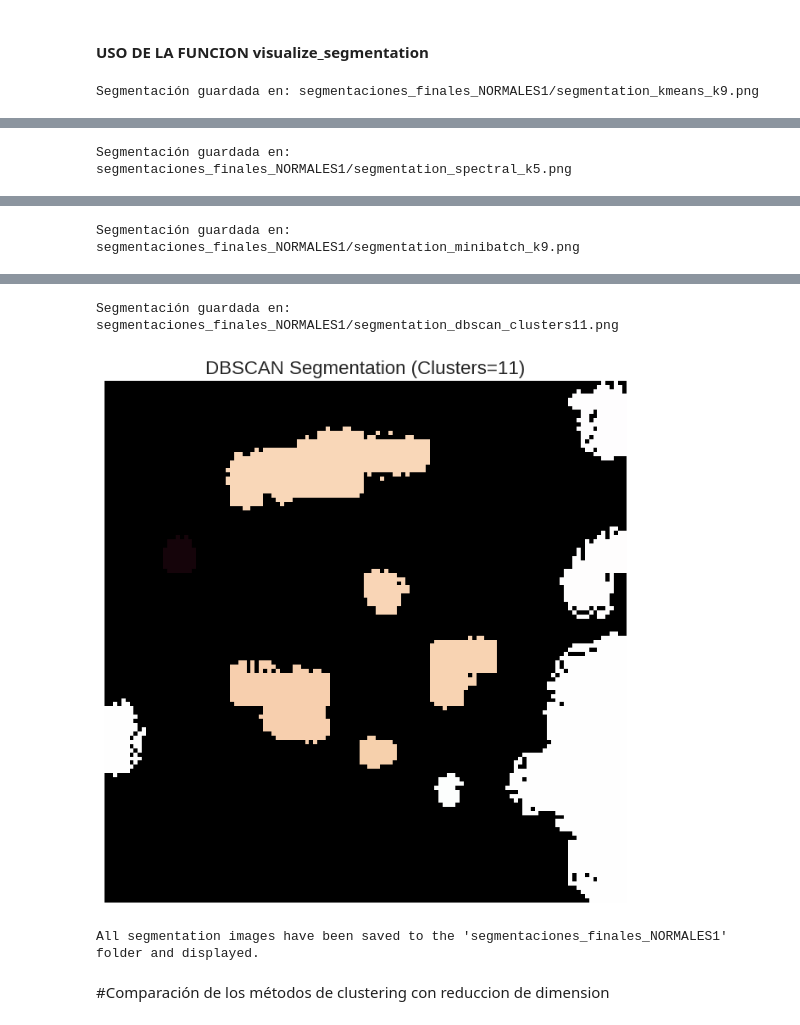
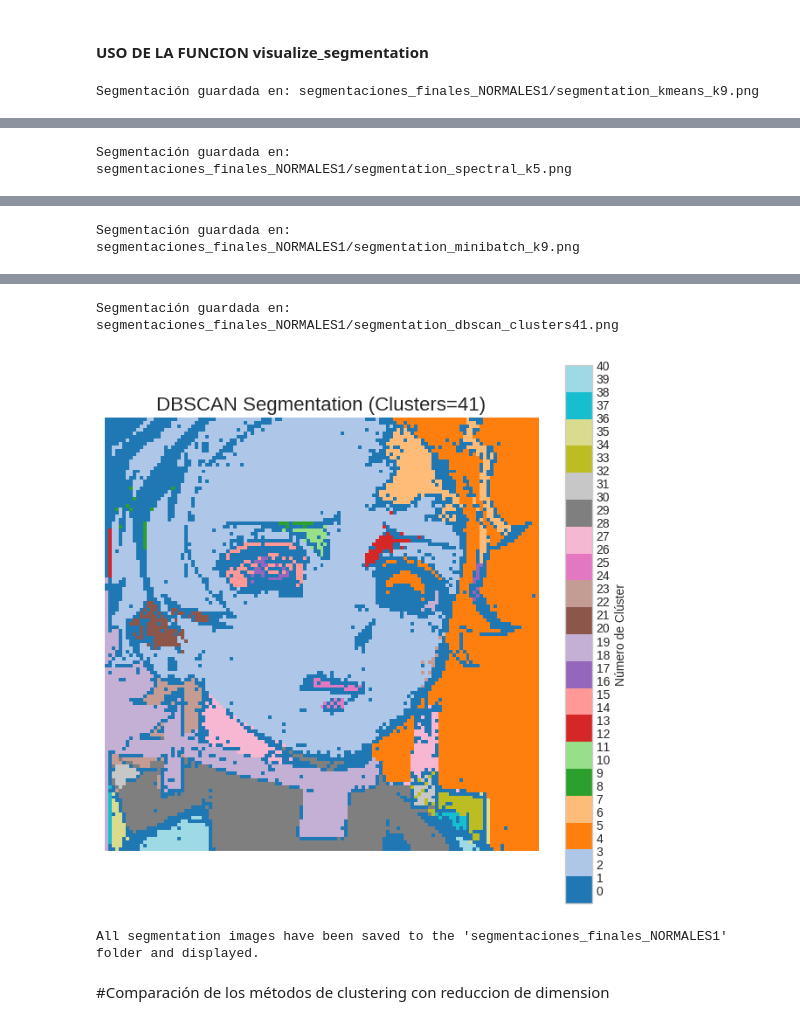
Before and after one commit to DystopicSoftware/TALLER_TAM, a Jupyter notebook: TANJIRO_CONGLOMERADOS_(1).ipynb, the cells around one changed output, grey strips where cells are left out. Saved outputs shown, nothing was run; the diff lists cells and outputs as text; code cells hidden in the pictures.

```diff
--- a/TANJIRO_CONGLOMERADOS_(1).ipynb
+++ b/TANJIRO_CONGLOMERADOS_(1).ipynb
@@ -321,0 +323,7 @@ Forma del tensor de características en GPU: (15625, 5)
+# %%
+# --- AQUÍ ES DONDE PASAS LOS DATOS DE CPU A GPU ---
+X_gpu = cp.array(X_, dtype=cp.float64) # Es buena práctica especificar dtype para GPU
+
+print(f"\nForma de X_gpu (en GPU, CuPy): {X_gpu.shape}")
+print(f"Tipo de dato de X_gpu (en GPU): {X_gpu.dtype}")
+print("Primeros 5 elementos de X_gpu (GPU):\n", X_gpu[:5, :].get()) # Usar .get() para imprimir desde GPU
@@ -351,7 +368,7 @@ Tue Jun 10 05:11:48 2025
 |=========================================================================================|
 +-----------------------------------------------------------------------------------------+
 # %%
-k_values = [3, 5, 7, 9]
+k_values = [3, 4, 5, 7, 9]
 results0 = {}
 # %% [markdown]
 ### KMEANS
@@ -365,7 +382,7 @@ kmeans_silhouette = []
 
 print("Ejecutando K-Means++...")
 for k in k_values:
-    kmeans = cuml.KMeans(n_clusters=k, init='k-means++', random_state=42)
+    kmeans = cuml.KMeans(n_clusters=k, random_state=42)
     kmeans.fit(X_gpu)
 
     # Guardar métricas
@@ -513,8 +533,8 @@ En este ejemplo, la línea roja discontinua está en y=0.1, pero se debe ajustar
 ### DBSCAN
 # %%
 # Valores de ejemplo, pueden necesitar ajuste para tu imagen específica.
-eps_val = 0.029 # Un radio pequeño, ajusta si obtienes mucho ruido o un solo cluster
-min_samples_val = 30
+eps_val = 0.039 # Un radio pequeño, ajusta si obtienes mucho ruido o un solo cluster
+min_samples_val = 10
 start_time = time.time()
 
 # --- d) DBSCAN (CORREGIDO) ---# --- DBSCAN (GPU) ---
@@ -693,7 +694,7 @@ def visualize_segmentation(model, title, k, img_rgb_original, height, width, sav
 # %% [markdown]
 #### USO DE LA FUNCION visualize_segmentation
 # %%
-# --- Assuming you have img_rgb_original, height, width,
+# --- Assuming you have image_original, r, c,
 # --- and your trained models (kmeans_models, spectral_models, etc.) defined ---
 
 # Define best k/number of clusters for each algorithm:
@@ -714,9 +715,9 @@ visualize_segmentation(
     model=kmeans_models0[best_k_kmeans_plus_plus],
     title=f"K-Means++ Segmentation (k={best_k_kmeans_plus_plus})",
     k=best_k_kmeans_plus_plus,
-    img_rgb_original=img_rgb, # Pass your original image data here
-    height=height,            # Pass original image height
-    width=width,              # Pass original image width
+    img_rgb_original=image, # Pass your original image data here
+    height=r,            # Pass original image rows
+    width=c,              # Pass original image columns
     save_path=os.path.join(output_folder, f"segmentation_kmeans_k{best_k_kmeans_plus_plus}.png")
 )
 
@@ -725,9 +726,9 @@ visualize_segmentation(
     model=spectral_models0[best_k_spectral],
     title=f"Spectral Clustering Segmentation (k={best_k_spectral})",
     k=best_k_spectral,
-    img_rgb_original=img_rgb,
-    height=height,
-    width=width,
+    img_rgb_original=image,
+    height=r,
+    width=c,
     save_path=os.path.join(output_folder, f"segmentation_spectral_k{best_k_spectral}.png")
 )
 
@@ -736,9 +737,9 @@ visualize_segmentation(
     model=minibatch_models0[best_k_minibatch],
     title=f"Segmentación con Mini-Batch K-Means (k={best_k_minibatch})",
     k=best_k_minibatch,
-    img_rgb_original=img_rgb,
-    height=height,
-    width=width,
+    img_rgb_original=image,
+    height=r,
+    width=c,
     save_path=os.path.join(output_folder, f"segmentation_minibatch_k{best_k_minibatch}.png")
 )
 
@@ -747,9 +748,9 @@ visualize_segmentation(
     model=dbscan_gpu,
     title=f"DBSCAN Segmentation (Clusters={best_k_dbscan_actual})",
     k=best_k_dbscan_actual, # Use the actual number of clusters found by DBSCAN
-    img_rgb_original=img_rgb,
-    height=height,
-    width=width,
+    img_rgb_original=image,
+    height=r,
+    width=c,
     save_path=os.path.join(output_folder, f"segmentation_dbscan_clusters{best_k_dbscan_actual}.png")
 )
 
@@ -764,5 +765,5 @@ Segmentación guardada en: segmentaciones_finales_NORMALES1/segmentation_minibat
-Segmentación guardada en: segmentaciones_finales_NORMALES1/segmentation_dbscan_clusters11.png
+Segmentación guardada en: segmentaciones_finales_NORMALES1/segmentation_dbscan_clusters41.png
-[figure, old version]
+[figure, new version]
 All segmentation images have been saved to the 'segmentaciones_finales_NORMALES1' folder and displayed.
 # %% [markdown]
 #Comparación de los métodos de clustering con reduccion de dimension
```
Also changed, not shown: parts of 52 cells of this notebook.
